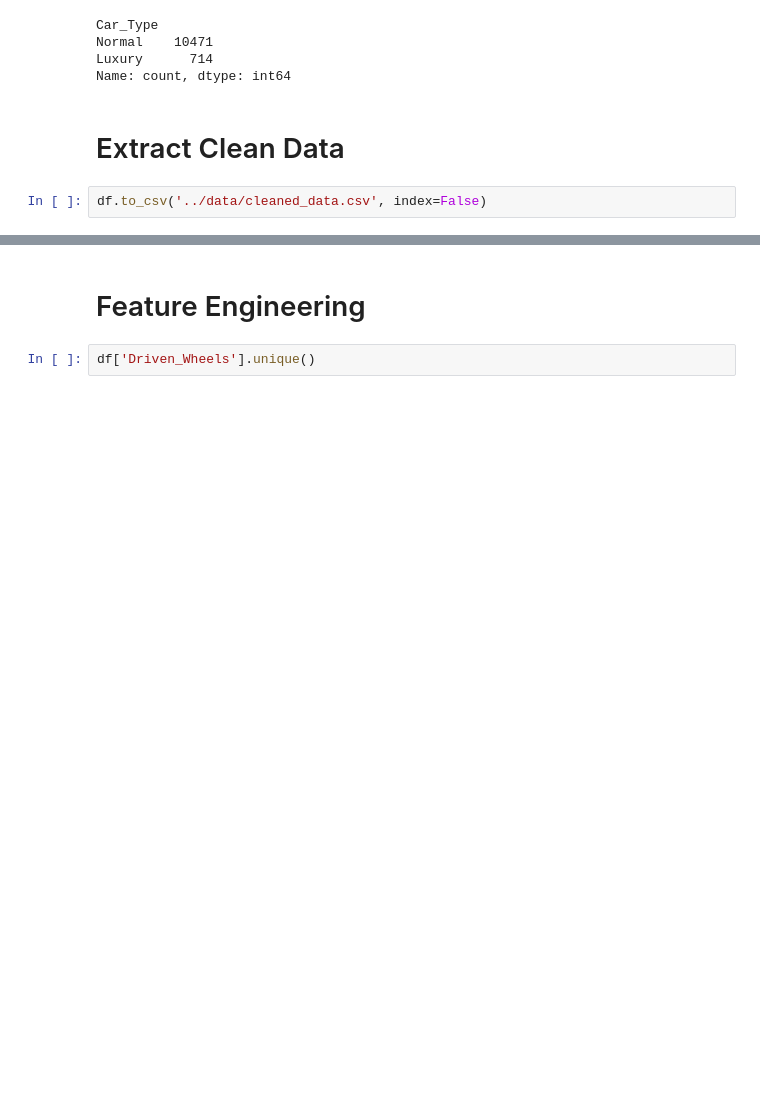
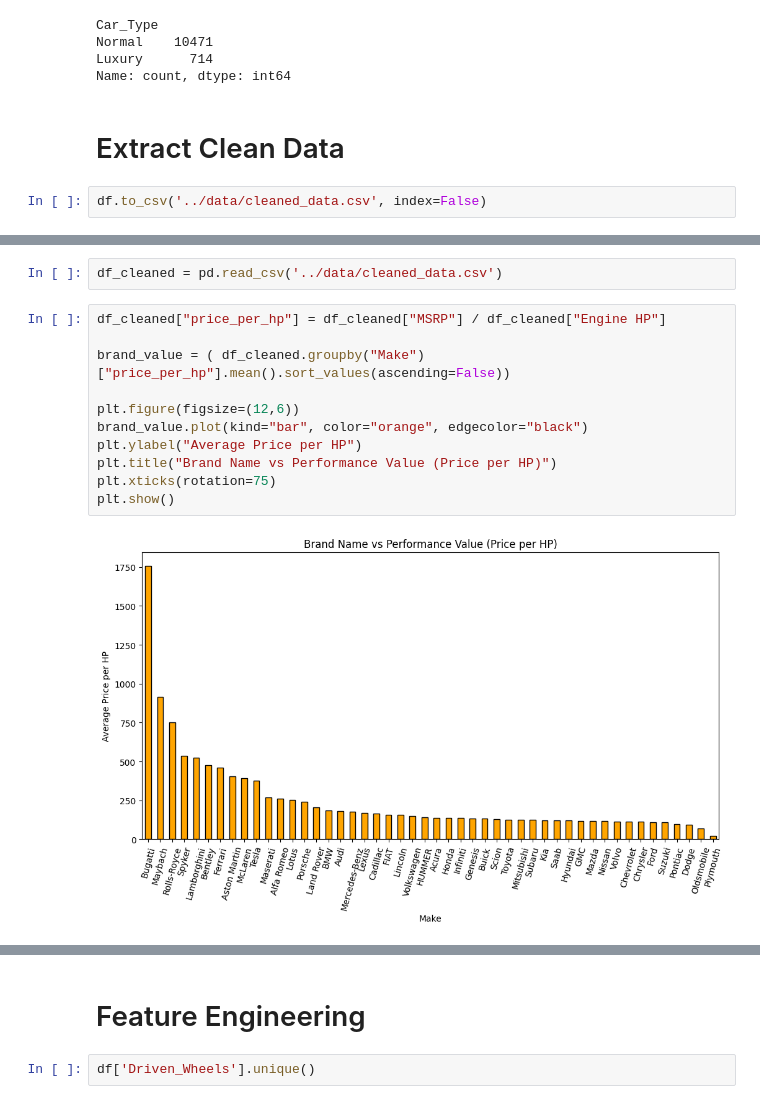
Before and after one commit to Abdelrazekk04/Car-Prediction-Data-Analysis-Project, a Jupyter notebook: src/car_price_prediction_preprocessing.ipynb, the cells around one changed output, grey strips where cells are left out. Drawn from its saved outputs; the diff is of its cells as text; blank space fills up the shorter version.

Commit message:
add Visualization and Insights

```diff
--- a/src/car_price_prediction_preprocessing.ipynb
+++ b/src/car_price_prediction_preprocessing.ipynb
@@ -387,0 +393,15 @@ df.to_csv('../data/cleaned_data.csv', index=False)
+# %%
+df_cleaned = pd.read_csv('../data/cleaned_data.csv')
+# %%
+df_cleaned["price_per_hp"] = df_cleaned["MSRP"] / df_cleaned["Engine HP"]
+
+brand_value = ( df_cleaned.groupby("Make")["price_per_hp"].mean().sort_values(ascending=False))
+
+plt.figure(figsize=(12,6))
+brand_value.plot(kind="bar", color="orange", edgecolor="black")
+plt.ylabel("Average Price per HP")
+plt.title("Brand Name vs Performance Value (Price per HP)")
+plt.xticks(rotation=75)
+plt.show()
+# %% [output]
+[figure, added]
```
Also changed, not shown: parts of 17 cells of this notebook, 1 other file.
